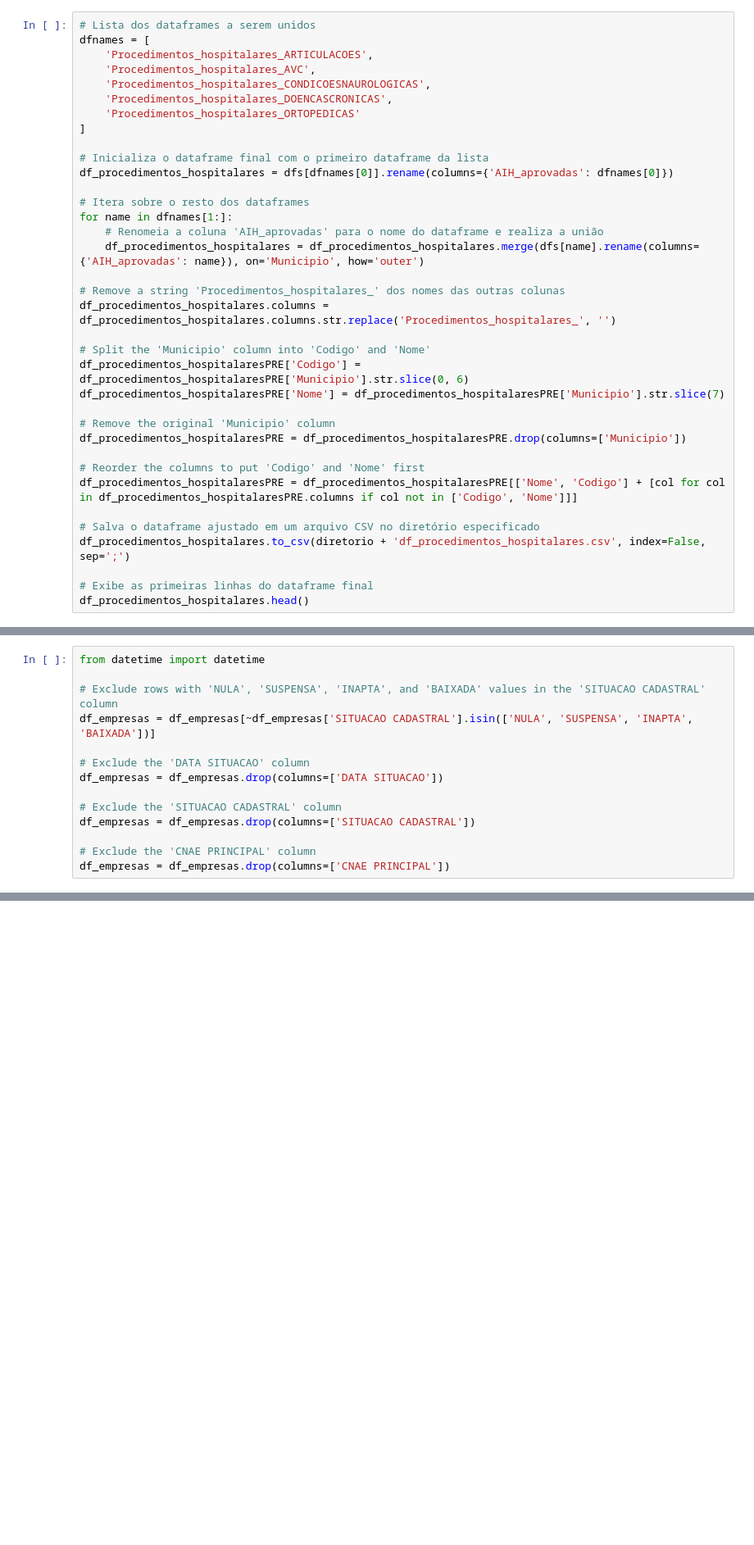
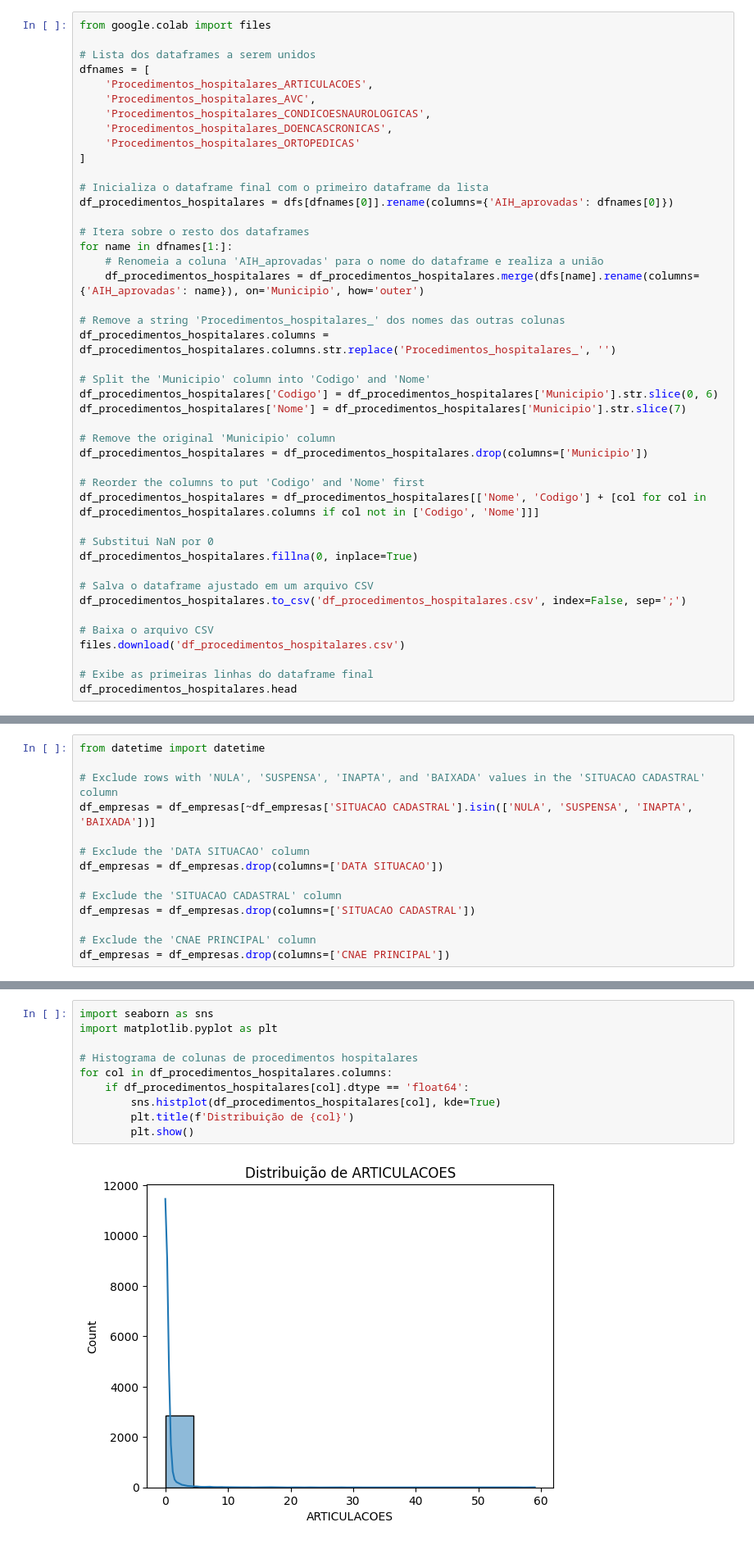
Before and after one commit to FabricioLealRS/potencial_clinicas_fisioterapia, a Jupyter notebook: Trabalho_grupo_marketing.ipynb, the cells around one changed output, grey strips where cells are left out. Shown at 82% size. Saved outputs shown, nothing was run; the diff lists cells and outputs as text; blank space fills up the shorter version.

```diff
--- a/Trabalho_grupo_marketing.ipynb
+++ b/Trabalho_grupo_marketing.ipynb
@@ -45,6 +199,8 @@ dfs['Acidentes_de_transito'].head(10)
 
 Primeiramente iremos realizar a união dos dataframes de procedimento hospitalar, esse passo é necessário, pois embora não seja possivel baixarmos um unica arquivo no site do governo, para melhor trabalho podemos realizar a união destes todos em um unico df chamado df_procedimentos_hospitalaresPRE
 # %%
+from google.colab import files
+
 # Lista dos dataframes a serem unidos
 dfnames = [
     'Procedimentos_hospitalares_ARTICULACOES',
@@ -66,17 +222,23 @@ for name in dfnames[1:]:
 df_procedimentos_hospitalares.columns = df_procedimentos_hospitalares.columns.str.replace('Procedimentos_hospitalares_', '')
 
 # Split the 'Municipio' column into 'Codigo' and 'Nome'
-df_procedimentos_hospitalaresPRE['Codigo'] = df_procedimentos_hospitalaresPRE['Municipio'].str.slice(0, 6)
-df_procedimentos_hospitalaresPRE['Nome'] = df_procedimentos_hospitalaresPRE['Municipio'].str.slice(7)
+df_procedimentos_hospitalares['Codigo'] = df_procedimentos_hospitalares['Municipio'].str.slice(0, 6)
+df_procedimentos_hospitalares['Nome'] = df_procedimentos_hospitalares['Municipio'].str.slice(7)
 
 # Remove the original 'Municipio' column
-df_procedimentos_hospitalaresPRE = df_procedimentos_hospitalaresPRE.drop(columns=['Municipio'])
+df_procedimentos_hospitalares = df_procedimentos_hospitalares.drop(columns=['Municipio'])
 
 # Reorder the columns to put 'Codigo' and 'Nome' first
-df_procedimentos_hospitalaresPRE = df_procedimentos_hospitalaresPRE[['Nome', 'Codigo'] + [col for col in df_procedimentos_hospitalaresPRE.columns if col not in ['Codigo', 'Nome']]]
+df_procedimentos_hospitalares = df_procedimentos_hospitalares[['Nome', 'Codigo'] + [col for col in df_procedimentos_hospitalares.columns if col not in ['Codigo', 'Nome']]]
 
-# Salva o dataframe ajustado em um arquivo CSV no diretório especificado
-df_procedimentos_hospitalares.to_csv(diretorio + 'df_procedimentos_hospitalares.csv', index=False, sep=';')
+# Substitui NaN por 0
+df_procedimentos_hospitalares.fillna(0, inplace=True)
+
+# Salva o dataframe ajustado em um arquivo CSV
+df_procedimentos_hospitalares.to_csv('df_procedimentos_hospitalares.csv', index=False, sep=';')
+
+# Baixa o arquivo CSV
+files.download('df_procedimentos_hospitalares.csv')
 
 # Exibe as primeiras linhas do dataframe final
-df_procedimentos_hospitalares.head()
+df_procedimentos_hospitalares.head
@@ -291,0 +755,12 @@ df_empresas_qtd.to_csv(diretorio + 'df_empresas_qtd.csv', index=False, sep=';')
+# %%
+import seaborn as sns
+import matplotlib.pyplot as plt
+
+# Histograma de colunas de procedimentos hospitalares
+for col in df_procedimentos_hospitalares.columns:
+    if df_procedimentos_hospitalares[col].dtype == 'float64':
+        sns.histplot(df_procedimentos_hospitalares[col], kde=True)
+        plt.title(f'Distribuição de {col}')
+        plt.show()
+# %% [output]
+[figure, added]
```
Also changed, not shown: parts of 45 cells of this notebook.
